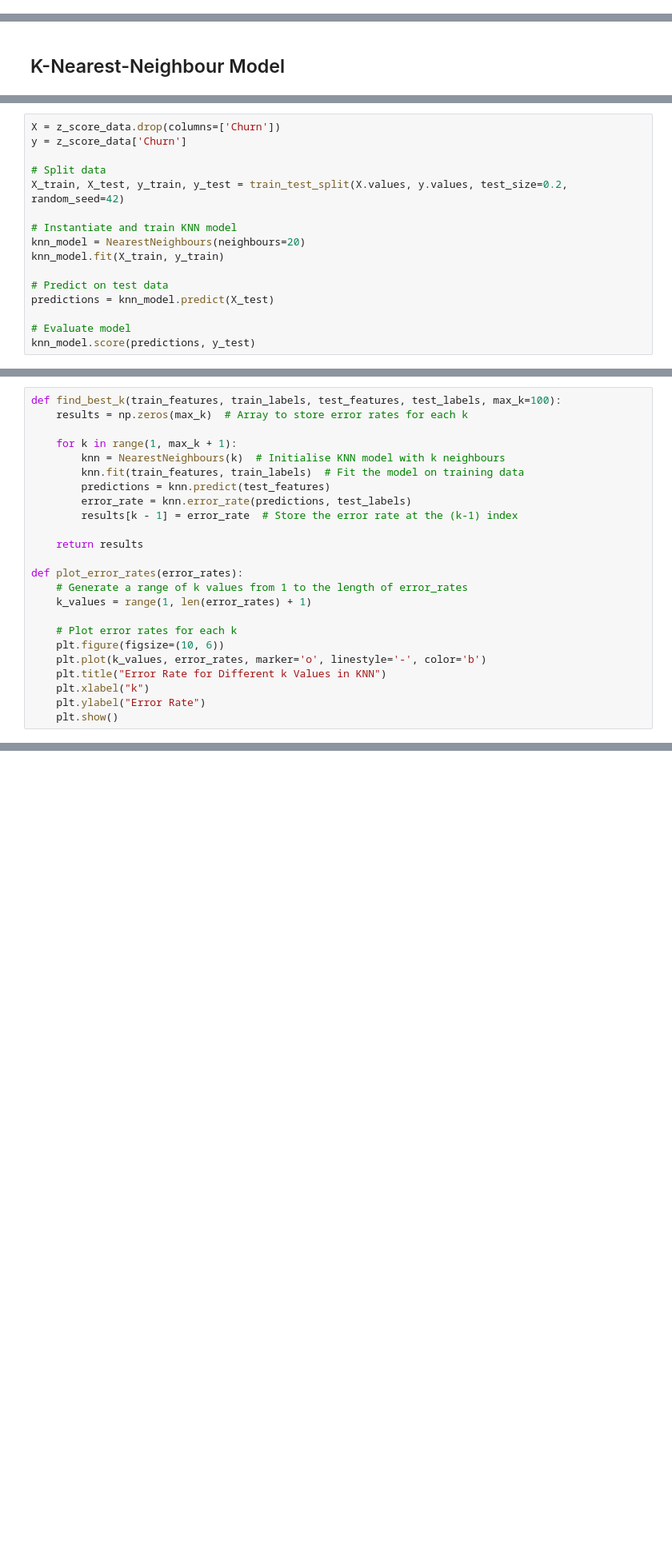
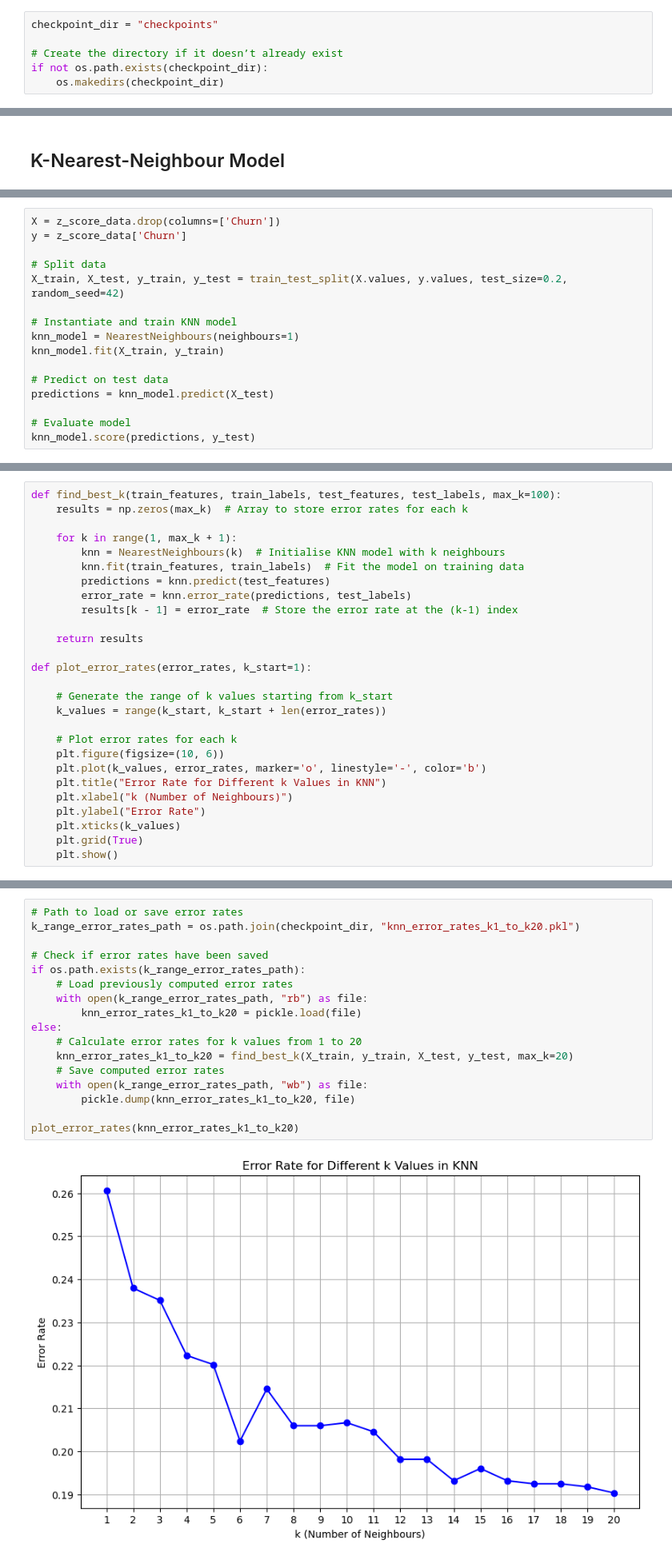
Before and after one commit to asaid03/churn-prediction, a Jupyter notebook: churn_prediction_modeling.ipynb, the cells around one changed output, grey strips where cells are left out. Shown: that part at 80% size. Drawn from its saved outputs; the diff is of its cells as text; blank space fills up the shorter version.

Commit message:
feat: Experimented to find optimal k value in KNN with error rate analysis - Best K value is 34

```diff
--- a/churn_prediction_modeling.ipynb
+++ b/churn_prediction_modeling.ipynb
@@ -12,3 +17,9 @@ import heapq
+# %%
+checkpoint_dir = "checkpoints"
+
+# Create the directory if it doesn’t already exist
+if not os.path.exists(checkpoint_dir):
+    os.makedirs(checkpoint_dir)
 # %% [markdown]
 ### Load  Dataset
 # %%
@@ -311,7 +326,7 @@ y = z_score_data['Churn']
 X_train, X_test, y_train, y_test = train_test_split(X.values, y.values, test_size=0.2, random_seed=42)
 
 # Instantiate and train KNN model
-knn_model = NearestNeighbours(neighbours=20)
+knn_model = NearestNeighbours(neighbours=1)
 knn_model.fit(X_train, y_train)
 
 # Predict on test data
@@ -337,14 +352,17 @@ def find_best_k(train_features, train_labels, test_features, test_labels, max_k=
 
     return results
 
-def plot_error_rates(error_rates):
-    # Generate a range of k values from 1 to the length of error_rates
-    k_values = range(1, len(error_rates) + 1)
+def plot_error_rates(error_rates, k_start=1):
+
+    # Generate the range of k values starting from k_start
+    k_values = range(k_start, k_start + len(error_rates))
 
     # Plot error rates for each k
     plt.figure(figsize=(10, 6))
     plt.plot(k_values, error_rates, marker='o', linestyle='-', color='b')
     plt.title("Error Rate for Different k Values in KNN")
-    plt.xlabel("k")
+    plt.xlabel("k (Number of Neighbours)")
     plt.ylabel("Error Rate")
+    plt.xticks(k_values)
+    plt.grid(True)
     plt.show()
@@ -361,0 +371,19 @@ Best k: 20 with error rate: 0.19034090909090906
+# %%
+# Path to load or save error rates
+k_range_error_rates_path = os.path.join(checkpoint_dir, "knn_error_rates_k1_to_k20.pkl")
+
+# Check if error rates have been saved
+if os.path.exists(k_range_error_rates_path):
+    # Load previously computed error rates
+    with open(k_range_error_rates_path, "rb") as file:
+        knn_error_rates_k1_to_k20 = pickle.load(file)
+else:
+    # Calculate error rates for k values from 1 to 20
+    knn_error_rates_k1_to_k20 = find_best_k(X_train, y_train, X_test, y_test, max_k=20)
+    # Save computed error rates
+    with open(k_range_error_rates_path, "wb") as file:
+        pickle.dump(knn_error_rates_k1_to_k20, file)
+
+plot_error_rates(knn_error_rates_k1_to_k20)
+# %% [output]
+[figure, added]
```
Also changed, not shown: parts of 14 cells of this notebook, 2 other files.
